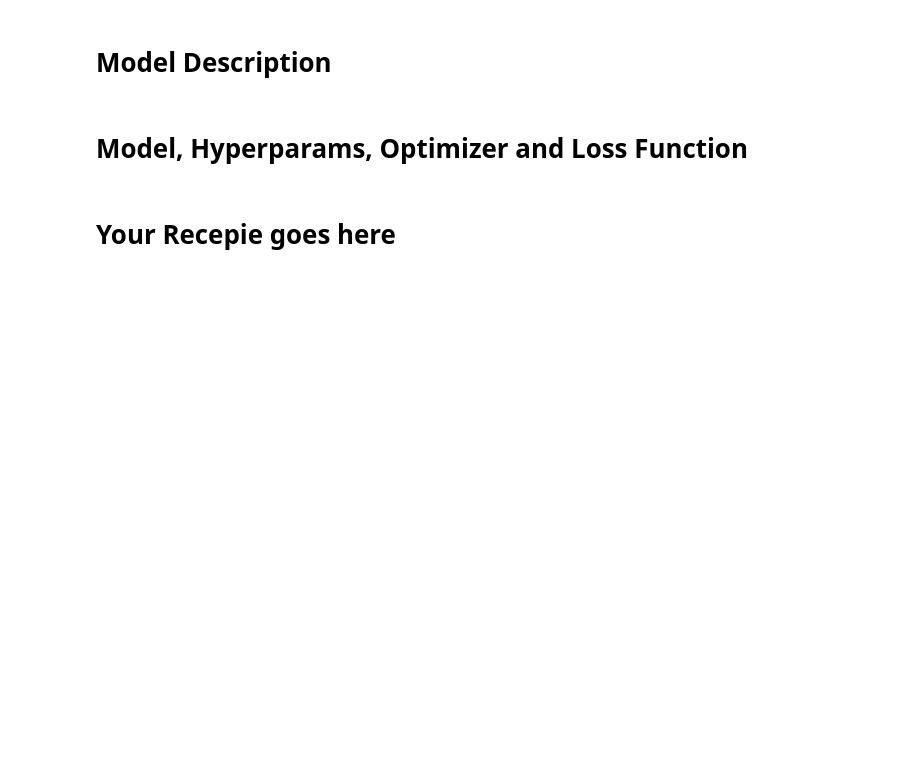
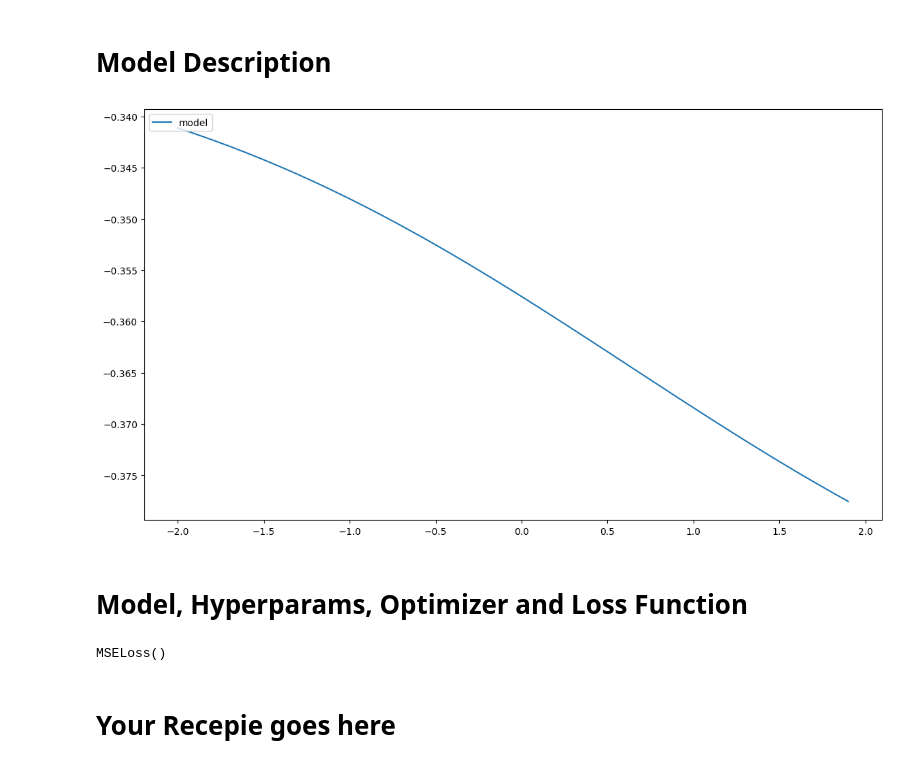
Before and after one commit to geraltofrivia/dl-workinggroup, a Jupyter notebook: notebooks/5.0 The Sigmoid.ipynb, the cells around one changed output. Drawn from its saved outputs; the diff is of its cells as text; code cells hidden in the pictures; blank space fills up the shorter version.

```diff
--- a/notebooks/5.0 The Sigmoid.ipynb
+++ b/notebooks/5.0 The Sigmoid.ipynb
@@ -99,8 +106,24 @@ viz_1d(X, Y_lin), viz_1d(X, Y_quad), viz_1d(X, Y_cubic)
 # %% [markdown]
 # Model Description
-# %%
-class NonLin(torch.nn.Module):
-
-    ...
+# %%
+class NonLin(torch.nn.Module):
+
+    def __init__(self):
+        super().__init__()
+
+        self.t1 = torch.nn.Linear(1, 10) # 10 + 10
+        self.t2 = torch.nn.Linear(10, 10) # 100 + 10
+        self.t3 = torch.nn.Linear(10, 1) # 10 + 1
+
+    def forward(self, x):
+        x = F.sigmoid(self.t1(x))
+        x = F.sigmoid(self.t2(x))
+        x = self.t3(x)
+        return x
+# %%
+m = NonLin()
+viz_all(m)
+# %% [output]
+[figure, added]
 # %% [markdown]
 # Model, Hyperparams, Optimizer and Loss Function
@@ -110,0 +130,4 @@ class NonLin(torch.nn.Module):
+# %%
+torch.nn.MSELoss()
+# %% [output]
+MSELoss()
```
Also changed, not shown: parts of 8 cells of this notebook.
